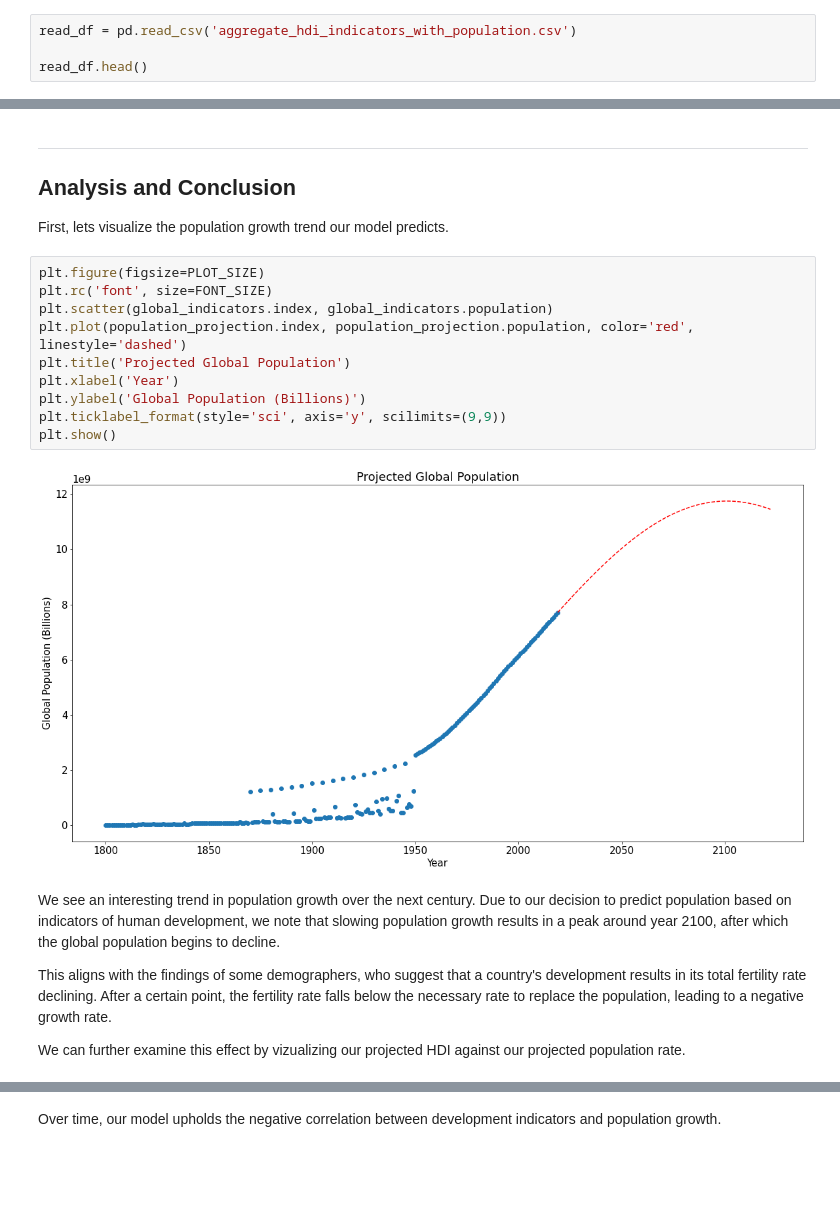
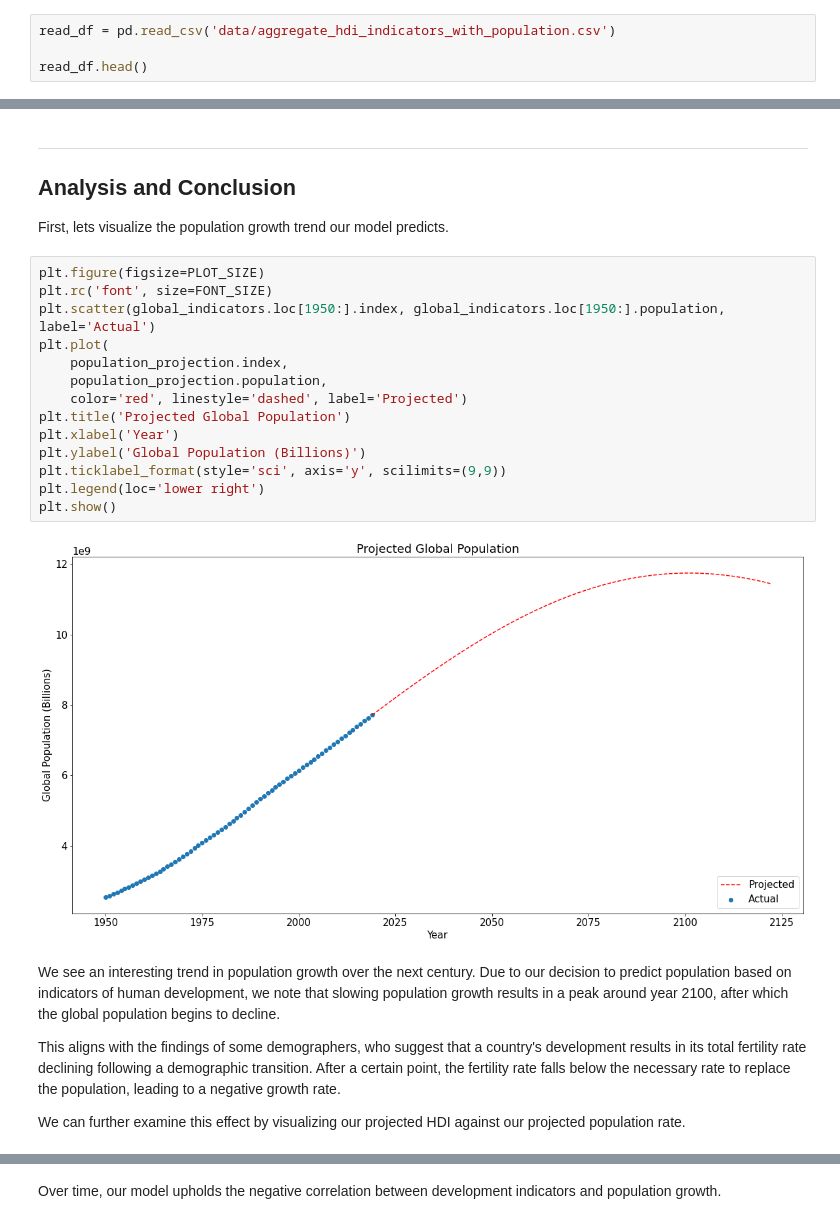
Before and after one commit to jcarballo1/cs5395-project1, a Jupyter notebook: Project1.ipynb, the cells around one changed output, grey strips where cells are left out. Saved outputs shown, nothing was run; the diff lists cells and outputs as text; blank space fills up the shorter version.

```diff
--- a/Project1.ipynb
+++ b/Project1.ipynb
@@ -101,7 +104,7 @@ import warnings
 # Ignore warnings
 warnings.filterwarnings('ignore')
 # %%
-read_df = pd.read_csv('aggregate_hdi_indicators_with_population.csv')
+read_df = pd.read_csv('data/aggregate_hdi_indicators_with_population.csv')
 
 read_df.head()
 # %% [output]
@@ -543,21 +572,25 @@ First, lets visualize the population growth trend our model predicts.
 # %%
 plt.figure(figsize=PLOT_SIZE)
 plt.rc('font', size=FONT_SIZE)
-plt.scatter(global_indicators.index, global_indicators.population)
-plt.plot(population_projection.index, population_projection.population, color='red', linestyle='dashed')
+plt.scatter(global_indicators.loc[1950:].index, global_indicators.loc[1950:].population, label='Actual')
+plt.plot(
+    population_projection.index,
+    population_projection.population,
+    color='red', linestyle='dashed', label='Projected')
 plt.title('Projected Global Population')
 plt.xlabel('Year')
 plt.ylabel('Global Population (Billions)')
 plt.ticklabel_format(style='sci', axis='y', scilimits=(9,9))
+plt.legend(loc='lower right')
 plt.show()
 # %% [output]
-[figure, old version]
+[figure, new version]
 # %% [markdown]
 We see an interesting trend in population growth over the next century. Due to our decision to predict population based on indicators of human development, we note that slowing population growth results in a peak around year 2100, after which the global population begins to decline.
 
-This aligns with the findings of some demographers, who suggest that a country's development results in its total fertility rate declining. After a certain point, the fertility rate falls below the necessary rate to replace the population, leading to a negative growth rate.
+This aligns with the findings of some demographers, who suggest that a country's development results in its total fertility rate declining following a demographic transition. After a certain point, the fertility rate falls below the necessary rate to replace the population, leading to a negative growth rate.
 
-We can further examine this effect by vizualizing our projected HDI against our projected population rate.
+We can further examine this effect by visualizing our projected HDI against our projected population rate.
 # %%
 plt.figure(figsize=PLOT_SIZE)
 plt.rc('font', size=FONT_SIZE)
```
Also changed, not shown: parts of 25 cells of this notebook.
